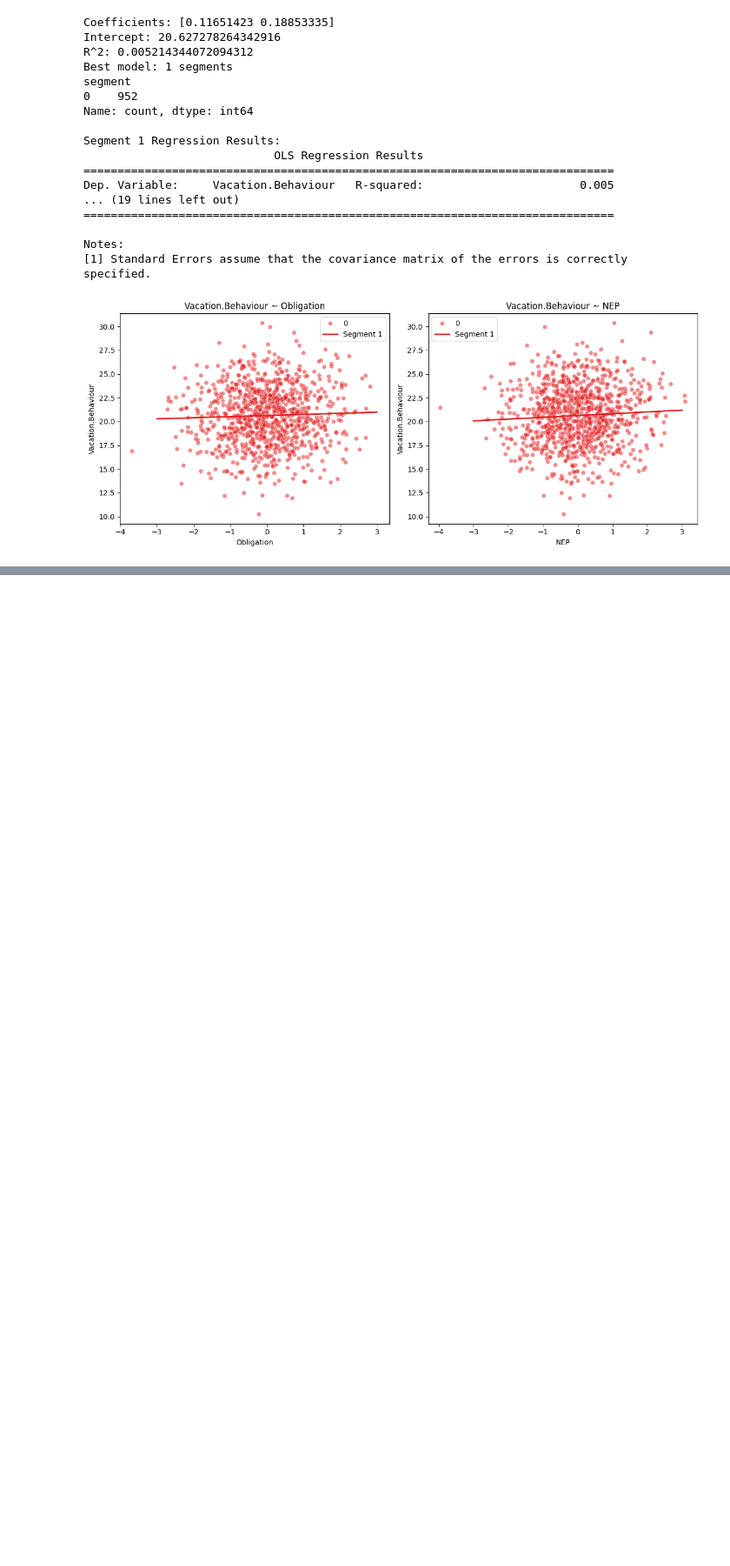
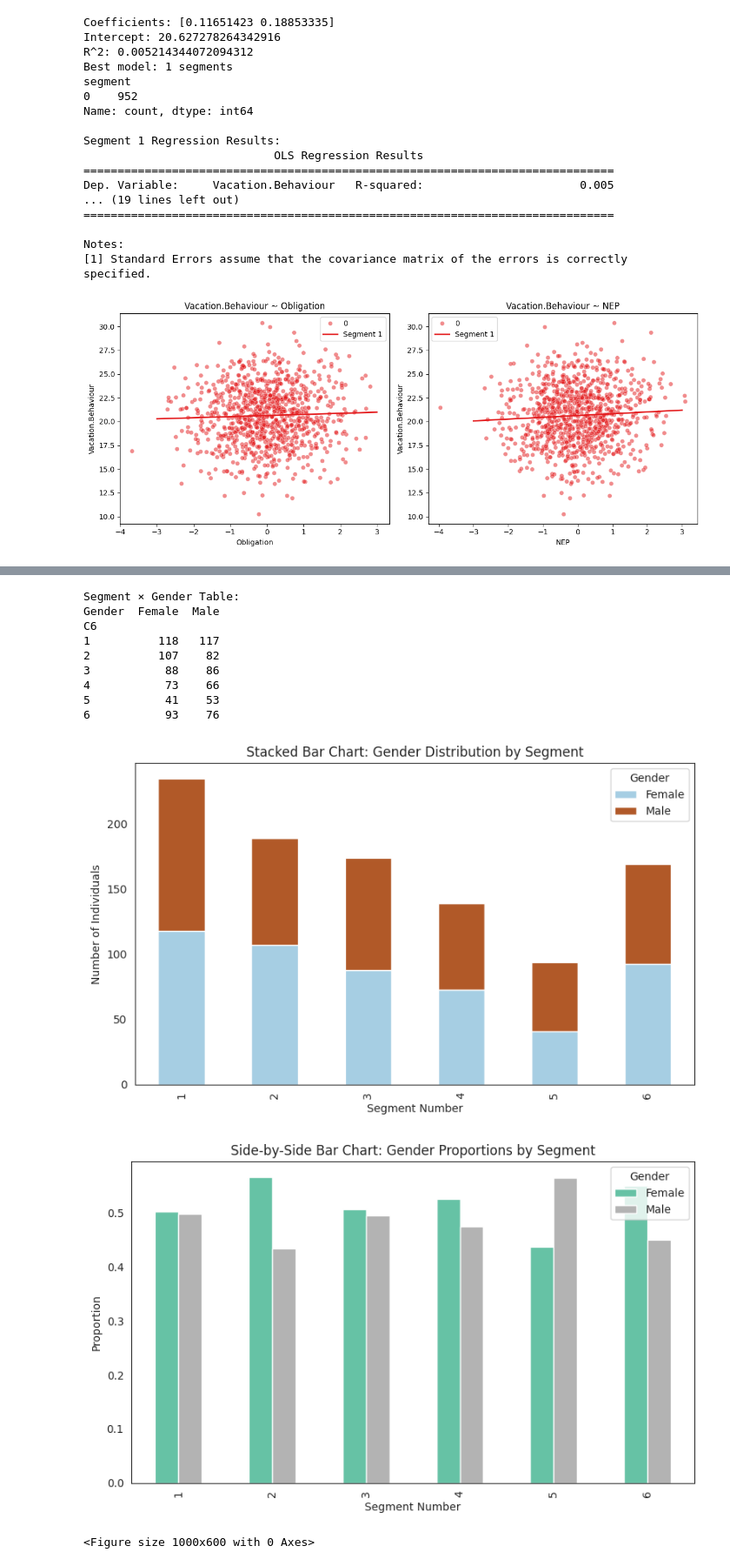
Before and after one commit to Imanchandra2024/FeyynMcDonalds, a Jupyter notebook: fyenn_project.ipynb, the cells around one changed output, grey strips where cells are left out. Shown at 87% size. Saved outputs shown, nothing was run; the diff lists cells and outputs as text; code cells hidden in the pictures; blank space fills up the shorter version.

```diff
--- a/fyenn_project.ipynb
+++ b/fyenn_project.ipynb
@@ -495,0 +555,69 @@ Notes:
+# %%
+import pandas as pd
+import numpy as np
+import seaborn as sns
+import matplotlib.pyplot as plt
+
+
+np.random.seed(123)
+vacmotdesc = pd.DataFrame({
+    'Gender': np.random.choice(['Male', 'Female'], size=1000)
+})
+
+
+segment_sizes = [235, 189, 174, 139, 94, 169]
+C6_labels = []
+for i, size in enumerate(segment_sizes):
+    C6_labels += [i + 1] * size
+C6_labels = C6_labels[:1000]  # match n
+vacmotdesc['C6'] = pd.Categorical(C6_labels)
+
+c6_gender_table = pd.crosstab(vacmotdesc['C6'], vacmotdesc['Gender'])
+print("Segment × Gender Table:")
+print(c6_gender_table)
+
+
+c6_gender_table.plot(kind='bar', stacked=True, figsize=(8, 5), colormap="Paired")
+plt.title("Stacked Bar Chart: Gender Distribution by Segment")
+plt.xlabel("Segment Number")
+plt.ylabel("Number of Individuals")
+plt.legend(title="Gender")
+plt.tight_layout()
+plt.show()
+
+
+c6_gender_table_prop = c6_gender_table.div(c6_gender_table.sum(axis=1), axis=0)
+c6_gender_table_prop.plot(kind='bar', stacked=False, figsize=(8, 5), colormap="Set2")
+plt.title("Side-by-Side Bar Chart: Gender Proportions by Segment")
+plt.xlabel("Segment Number")
+plt.ylabel("Proportion")
+plt.legend(title="Gender")
+plt.tight_layout()
+plt.show()
+
+
+from statsmodels.graphics.mosaicplot import mosaic
+
+
+mosaic_data = vacmotdesc.groupby(['C6', 'Gender']).size()
+mosaic_dict = {(str(seg), gender): count for (seg, gender), count in mosaic_data.items()}
+
+plt.figure(figsize=(10, 6))
+mosaic(mosaic_dict, title="Mosaic Plot: Segment vs Gender", labelizer=lambda k: "")
+plt.xlabel("Segment")
+plt.ylabel("Gender Proportion")
+plt.tight_layout()
+plt.show()
+# %% [output]
+Segment × Gender Table:
+Gender  Female  Male
+C6
+1          118   117
+2          107    82
+3           88    86
+4           73    66
+5           41    53
+6           93    76
+[figure, added]
+[figure, added]
+<Figure size 1000x600 with 0 Axes>
```
Also changed, not shown: parts of 2 cells of this notebook.
